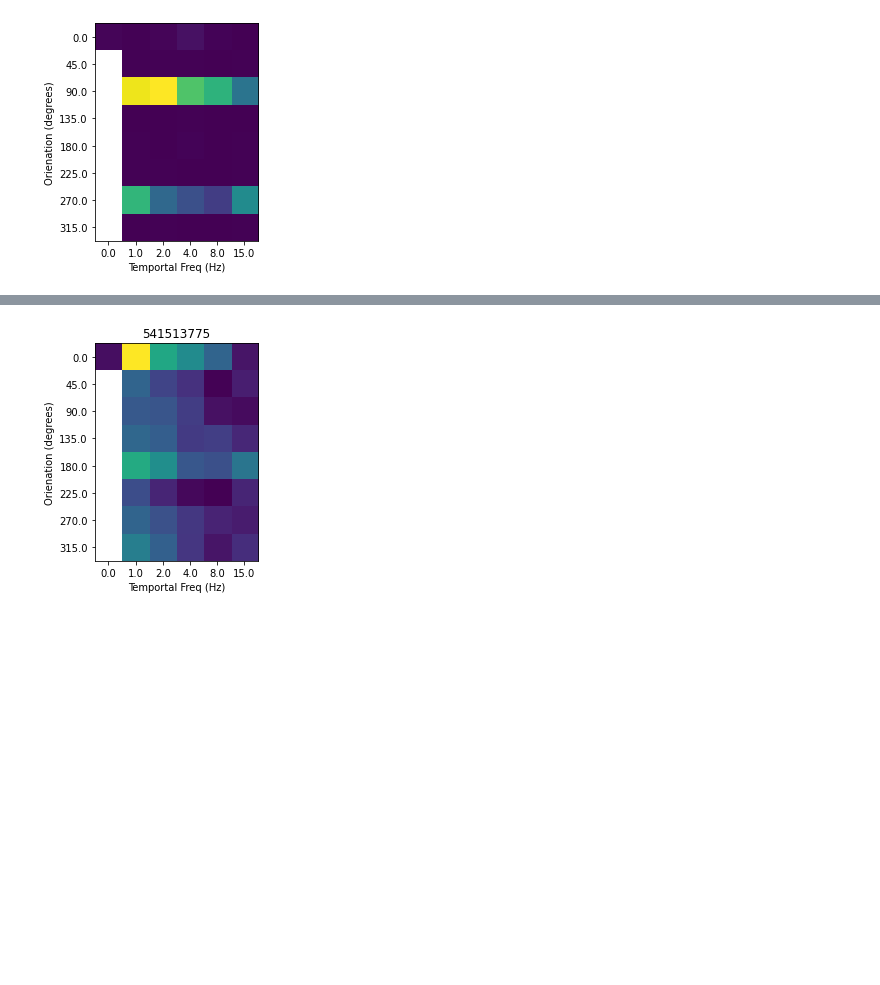
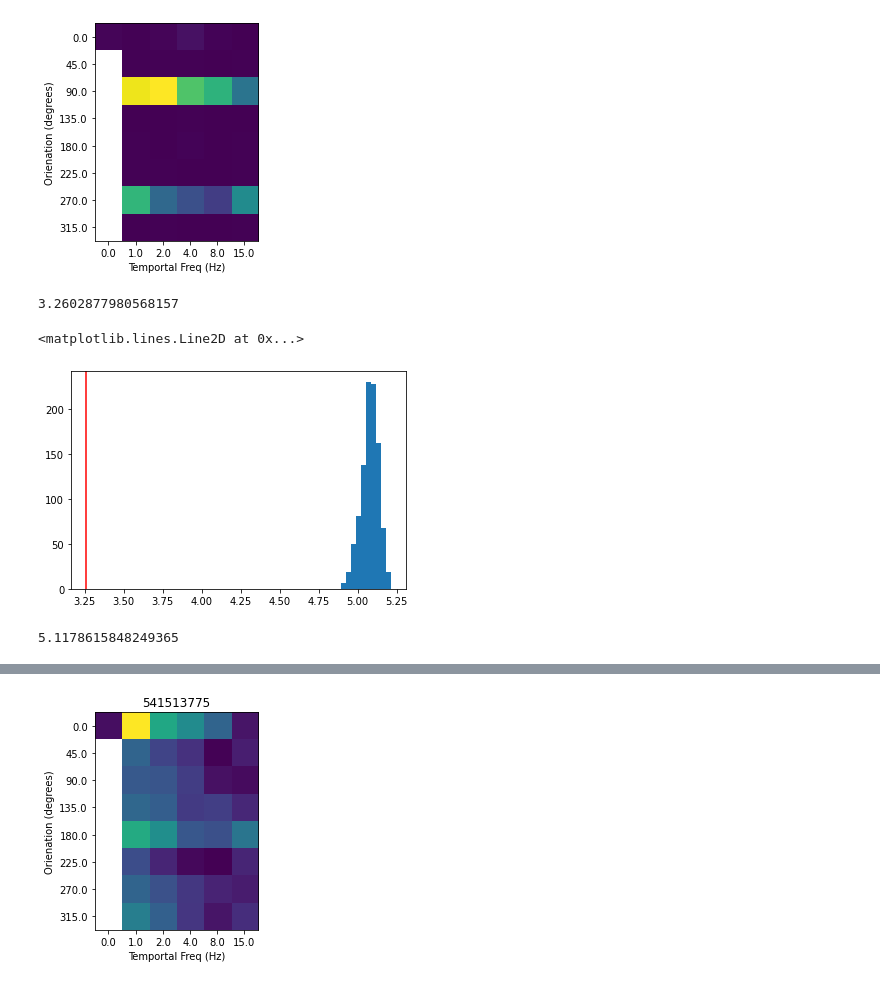
Before and after one commit to ryraut/swdb_2023, a Jupyter notebook: Day1/Day1WorkshopDraft.ipynb, the cells around one changed output, grey strips where cells are left out. Saved outputs shown, nothing was run; the diff lists cells and outputs as text; code cells hidden in the pictures; blank space fills up the shorter version.

```diff
--- a/Day1/Day1WorkshopDraft.ipynb
+++ b/Day1/Day1WorkshopDraft.ipynb
@@ -457,3 +459,54 @@ ax.set_ylabel("Orienation (degrees)")
 # %% [output]
 Text(0, 0.5, 'Orienation (degrees)')
 [figure]
+# %%
+# Would be good to include some sort of descriptive statistic here...
+def shannon_information(tuning_array):
+    """
+    Compute the Shannon information of a tuning curve.
+
+    This function was entirly generated by copiolot and it looks like entropy,
+    not info...need to fix with the real thing
+
+
+    """
+    # normalize tuning_array
+    tuning_array = tuning_array / np.nansum(tuning_array)
+    # compute Shannon information
+    shannon_info = -np.nansum(tuning_array * np.log2(tuning_array))
+    return shannon_info
+
+
+# But what does this mean???
+shannon_information(tuning_array)
+# %% [output]
+3.2602877980568157
+# %%
+# To make interpretable, we need to do something fancy-er. Think  bootstrapping.
+nboots = 1000
+bootstrapped_info = np.zeros(nboots)
+for nn in range(nboots):
+    tmp_tuning_array = np.empty((len(orientations),len(temp_freqs)))
+
+    # Randomly reorder mean response
+    tmp_mean_response = np.random.permutation(mean_response)
+
+    for ii,ori in enumerate(orientations):
+        for jj,tf in enumerate(temp_freqs):
+            #print(ori)
+            #print(tf)
+            these_trials = np.bitwise_and(orientation==ori,temp_freq==tf)
+            #print(sum(these_trials))
+            tmp_tuning_array[ii,jj] = tmp_mean_response[these_trials].mean()
+
+    bootstrapped_info[nn] = shannon_information(tmp_tuning_array)
+
+plt.hist(bootstrapped_info)
+plt.axvline(shannon_information(tuning_array),color='r')
+# %% [output]
+<matplotlib.lines.Line2D at 0x...>
+[figure, added]
+# %%
+ shannon_information(tmp_tuning_array)
+# %% [output]
+5.1178615848249365
```
Also changed, not shown: parts of 7 cells of this notebook.
